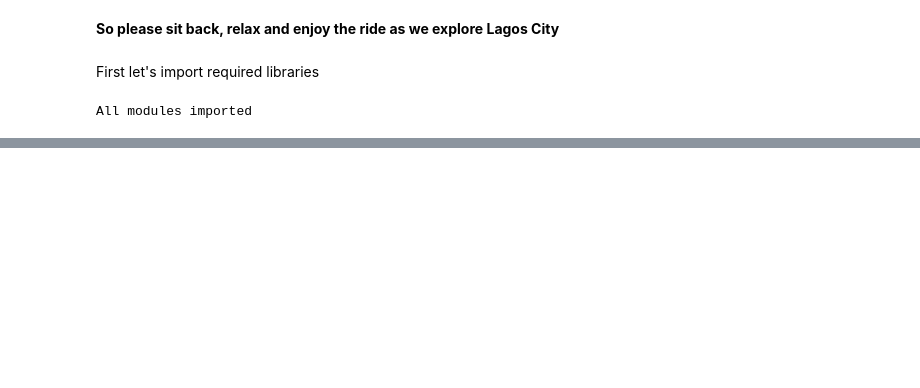
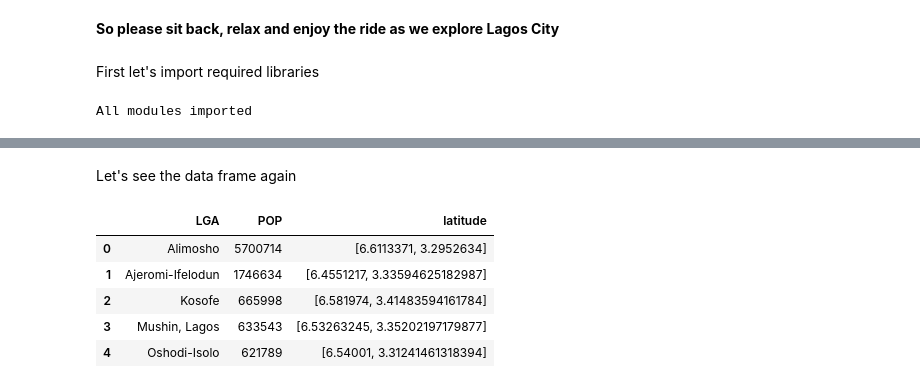
Before and after one commit to Lawrence-Krukrubo/IBM_Data_Specialization_Capstone_Project, a Jupyter notebook: applied_data_science_capstone_project.ipynb, the cells around one changed output, grey strips where cells are left out. Saved outputs shown, nothing was run; the diff lists cells and outputs as text; code cells hidden in the pictures; blank space fills up the shorter version.

```diff
--- a/applied_data_science_capstone_project.ipynb
+++ b/applied_data_science_capstone_project.ipynb
@@ -100,0 +189,5 @@ lagos_link = 'https://naijaquest.com/lagos-postal-code/'
+# %%
+relevant_table_data = table_text[4:-3]
+
+# Next let's see the first 3 elements
+relevant_table_data[:3]
@@ -100,0 +276,11 @@ lagos_link = 'https://naijaquest.com/lagos-postal-code/'
+# %% [markdown]
+Let's see the data frame again
+# %%
+lagos_df.head()
+# %% [output]
+|  | LGA | POP | latitude |
+| 0 | Alimosho | 5700714 | [6.6113371, 3.2952634] |
+| 1 | Ajeromi-Ifelodun | 1746634 | [6.4551217, 3.33594625182987] |
+| 2 | Kosofe | 665998 | [6.581974, 3.41483594161784] |
+| 3 | Mushin, Lagos | 633543 | [6.53263245, 3.35202197179877] |
+| 4 | Oshodi-Isolo | 621789 | [6.54001, 3.31241461318394] |
```
Also changed, not shown: parts of 44 cells of this notebook.
